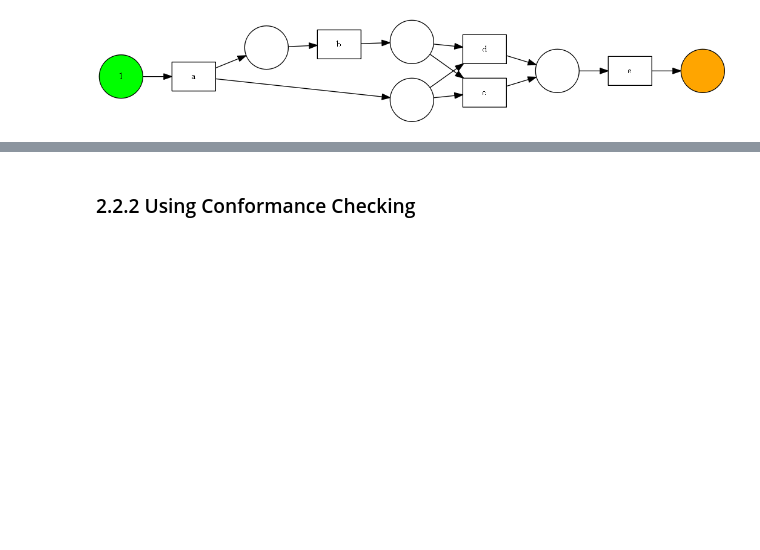
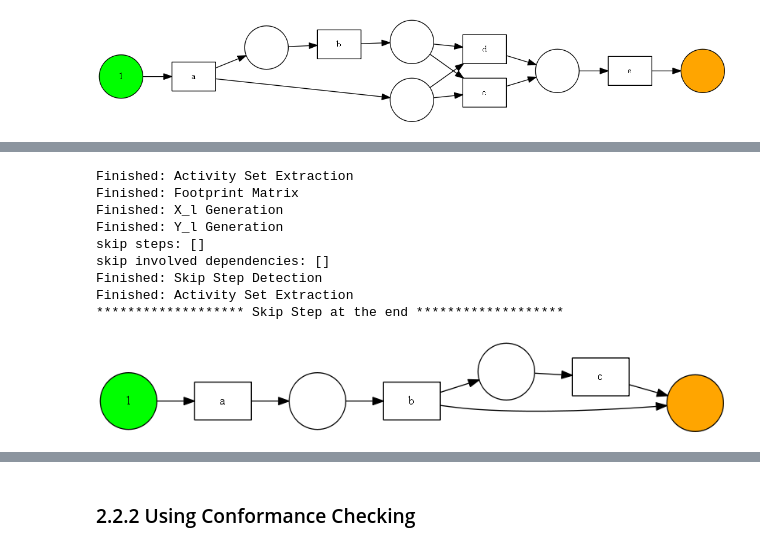
Before and after one commit to Janek7/alpha-miner-extension, a Jupyter notebook: AlphaMiner.ipynb, the cells around one changed output, grey strips where cells are left out. Drawn from its saved outputs; the diff is of its cells as text; code cells hidden in the pictures; blank space fills up the shorter version.

```diff
--- a/AlphaMiner.ipynb
+++ b/AlphaMiner.ipynb
@@ -571,0 +591,20 @@ Finished: Activity Set Extraction
+# %%
+# skip step at the end
+am = AlphaMinerWithSkipStepsFootprintBased(logging=True)
+# am = AlphaMiner()
+l_skip_sequence = [["a","b"],
+                  ["a","b", "c"]]
+am.apply_alpha_algorithm(dummy_log=l_skip_sequence, log_title='Skip Step at the end')
+
+# doesn't detect skip steps
+# %% [output]
+Finished: Activity Set Extraction
+Finished: Footprint Matrix
+Finished: X_l Generation
+Finished: Y_l Generation
+skip steps: []
+skip involved dependencies: []
+Finished: Skip Step Detection
+Finished: Activity Set Extraction
+******************* Skip Step at the end *******************
+[figure, added]
```
Also changed, not shown: parts of 6 cells of this notebook.
